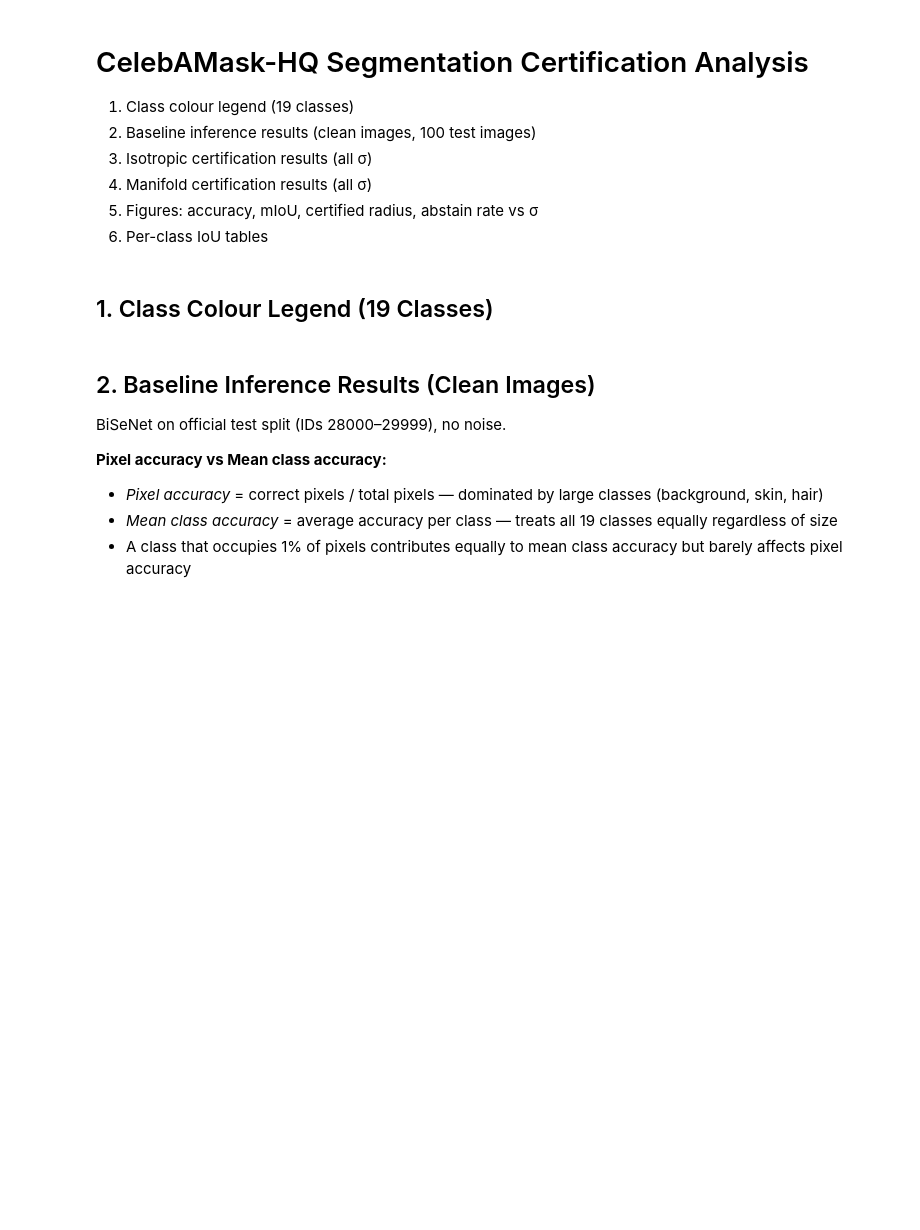
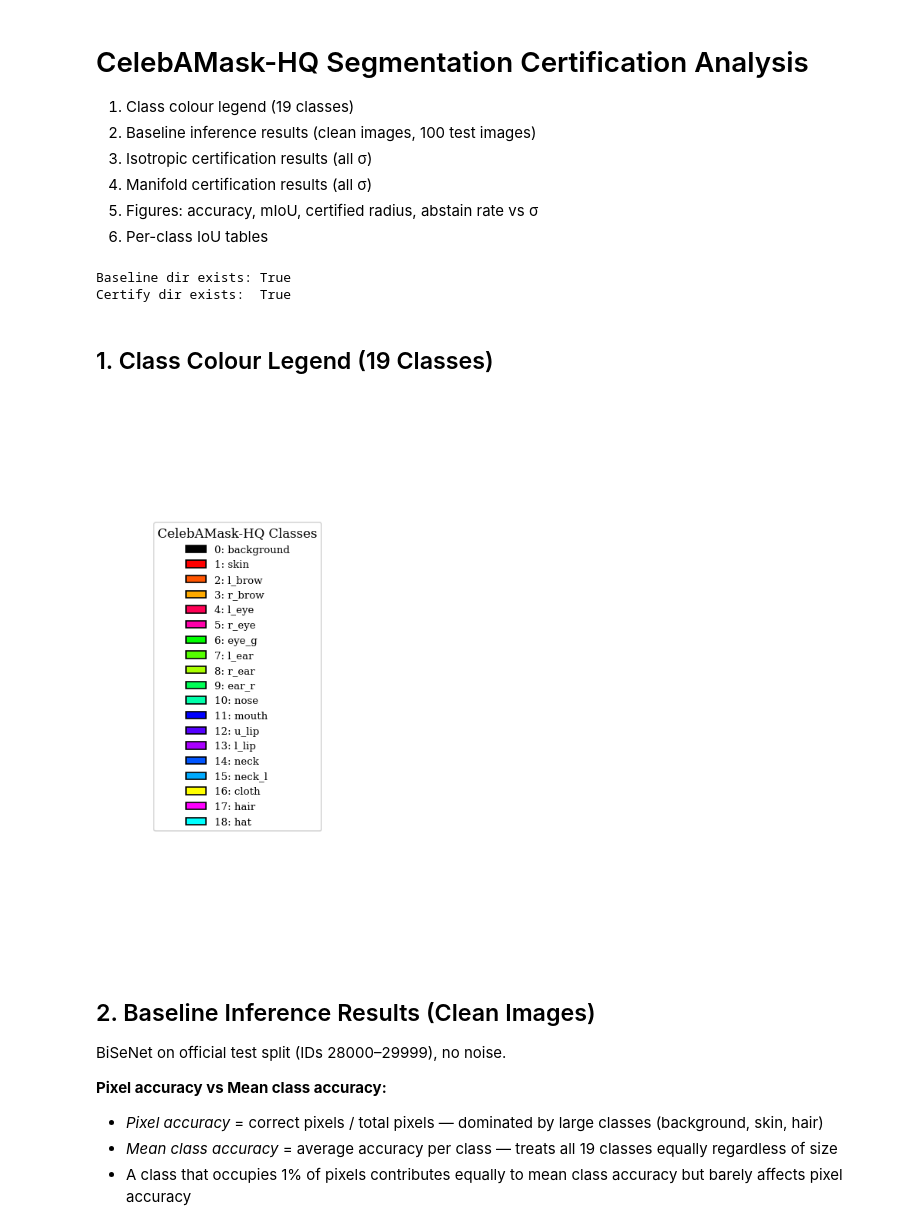
Before and after one commit to daniyaniazi/RandomizedSmothingmanifold, a Jupyter notebook: notebooks/CelebAHQMaskHQ_Certify_Analysis.ipynb, the cells around one changed output. Drawn from its saved outputs; the diff is of its cells as text; code cells hidden in the pictures; blank space fills up the shorter version.

```diff
--- a/notebooks/CelebAHQMaskHQ_Certify_Analysis.ipynb
+++ b/notebooks/CelebAHQMaskHQ_Certify_Analysis.ipynb
@@ -51,7 +51,7 @@ COL  = {'Manifold': C['manifold'], 'Isotropic': C['isotropic']}
 REPO_ROOT    = Path(os.path.abspath('..'))
 OUTPUT       = REPO_ROOT / 'output'
 BASELINE_DIR = OUTPUT / 'segmentation' / 'celebahq' / 'baseline'
-CERTIFY_DIR  = OUTPUT / 'segmentation' / 'celebahq' / 'certify'
+CERTIFY_DIR  = OUTPUT / 'segmentation' / 'celebamaskhq' / 'certify'
 
 SIGMA_VALUES = [0.10, 0.20, 0.30, 0.40, 0.50, 0.60, 0.70, 0.80, 0.90, 1.00]
 def sigma_tag(v): return f'sigma_{v:.2f}'.replace('.','_')
@@ -75,35 +75,38 @@ SEG_HEX = ['#%02x%02x%02x' % rgb for rgb in SEG_PALETTE_RGB]
 
 print('Baseline dir exists:', BASELINE_DIR.exists())
 print('Certify dir exists: ', CERTIFY_DIR.exists())
+# %% [output]
+Baseline dir exists: True
+Certify dir exists:  True
 # %% [markdown]
 ## 1. Class Colour Legend (19 Classes)
 # %%
-n = len(CLASS_NAMES)
-ncols = 4
-nrows = int(np.ceil(n / ncols))
+labels = [f"{i}: {name}" for i, name in enumerate(CLASS_NAMES)]
 
-fig, ax = plt.subplots(figsize=(ncols * 3.2, nrows * 0.55 + 0.4))
-ax.set_xlim(0, ncols)
-ax.set_ylim(0, nrows)
-ax.axis('off')
+fig, ax = plt.subplots(figsize=(3.2, len(CLASS_NAMES) * 0.3 + 0.5))
+ax.axis("off")
 
-for i, (name, hex_col) in enumerate(zip(CLASS_NAMES, SEG_HEX)):
-    col_i = i % ncols
-    row_i = nrows - 1 - i // ncols
-    x = col_i
-    y = row_i
-    # colour swatch
-    rect = plt.Rectangle((x + 0.02, y + 0.15), 0.22, 0.55,
-                          facecolor=hex_col, edgecolor='#333333', linewidth=0.8)
-    ax.add_patch(rect)
-    # class name + index
-    label = f'{i}: {name}'
-    ax.text(x + 0.28, y + 0.43, label, va='center', fontsize=10, fontfamily='monospace')
+handles = [
+    plt.Rectangle((0, 0), 1, 1, facecolor=color, edgecolor="black")
+    for color in SEG_HEX
+]
 
-ax.set_title('CelebAMask-HQ — 19 Segmentation Classes', fontsize=13, pad=8)
+ax.legend(
+    handles,
+    labels,
+    title="CelebAMask-HQ Classes",
+    loc="center",
+    frameon=True,
+    fontsize=8,
+    title_fontsize=10,
+    ncol=1,
+)
+
 plt.tight_layout()
-plt.savefig('fig_seg_class_legend.pdf', bbox_inches='tight')
+plt.savefig("fig_seg_class_legend.pdf", bbox_inches="tight")
 plt.show()
+# %% [output]
+[figure, added]
 # %% [markdown]
 ## 2. Baseline Inference Results (Clean Images)
 
```
Also changed, not shown: parts of 12 cells of this notebook, 6 other files.
